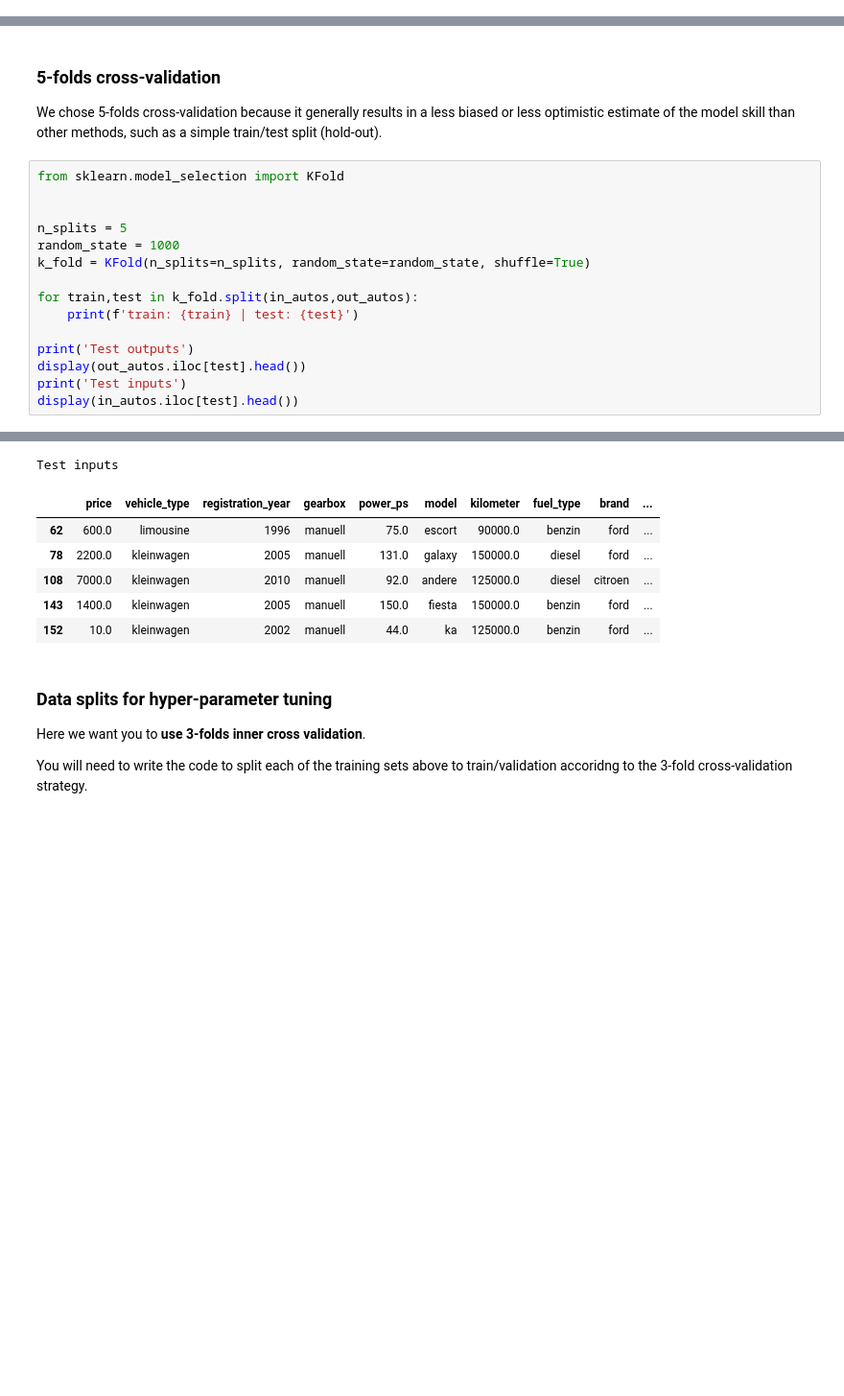
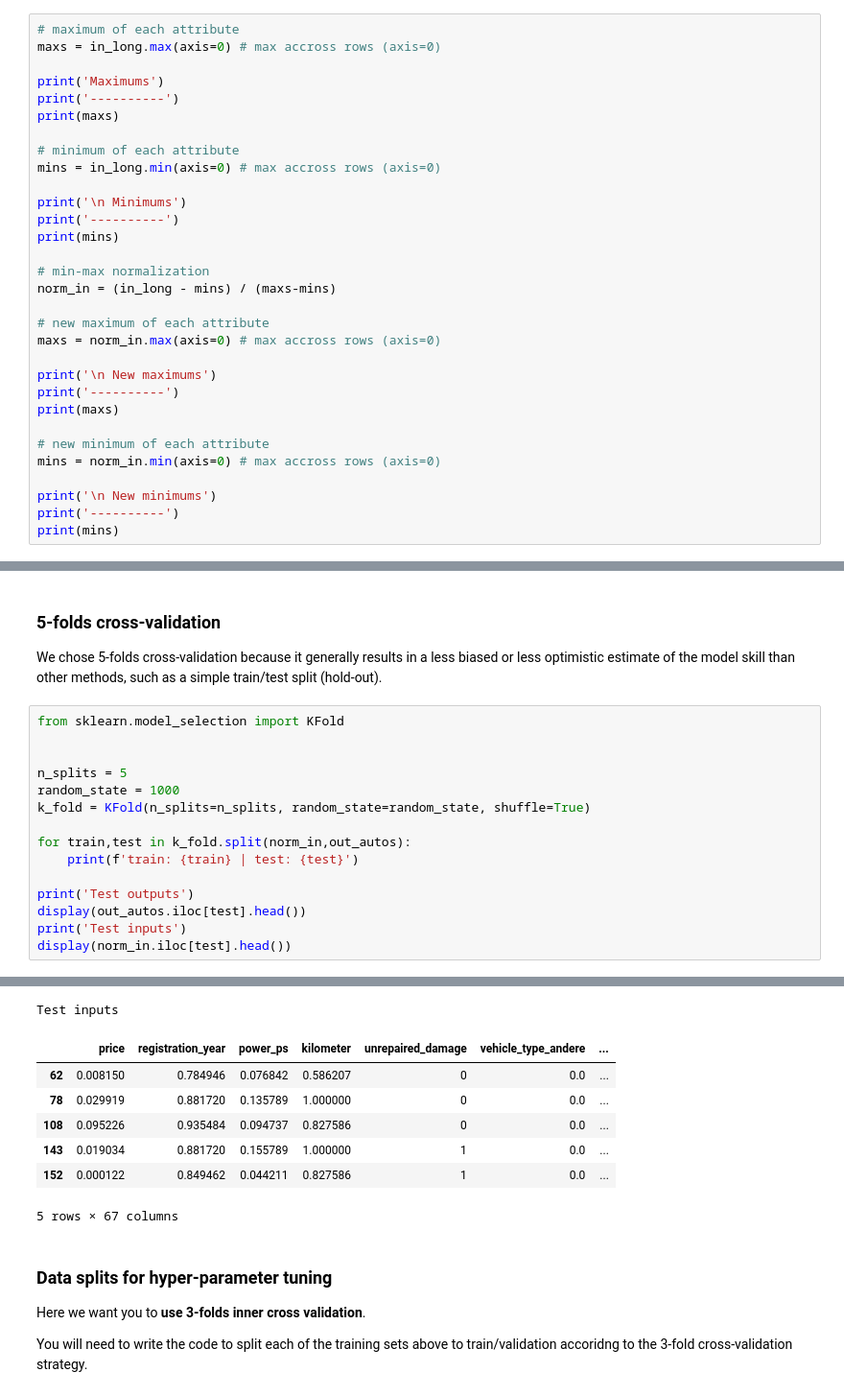
Before and after one commit to abousedas/datamining-tp02, a Jupyter notebook: TP2 - 01 Description.ipynb, the cells around one changed output, grey strips where cells are left out. Shown: that part at 96% size. Cells and saved outputs as stored; diff of their text form; blank space fills up the shorter version.

Commit message:
Add data normalization step

```diff
--- a/TP2 - 01 Description.ipynb
+++ b/TP2 - 01 Description.ipynb
@@ -192,0 +200,31 @@ Original input data
+# %%
+# maximum of each attribute
+maxs = in_long.max(axis=0) # max accross rows (axis=0)
+
+print('Maximums')
+print('----------')
+print(maxs)
+
+# minimum of each attribute
+mins = in_long.min(axis=0) # max accross rows (axis=0)
+
+print('\n Minimums')
+print('----------')
+print(mins)
+
+# min-max normalization
+norm_in = (in_long - mins) / (maxs-mins)
+
+# new maximum of each attribute
+maxs = norm_in.max(axis=0) # max accross rows (axis=0)
+
+print('\n New maximums')
+print('----------')
+print(maxs)
+
+# new minimum of each attribute
+mins = norm_in.min(axis=0) # max accross rows (axis=0)
+
+print('\n New minimums')
+print('----------')
+print(mins)
@@ -208,38 +268,39 @@ We chose 5-folds cross-validation because it generally results in a less biased
 # %%
 from sklearn.model_selection import KFold
 
 
 n_splits = 5
 random_state = 1000
 k_fold = KFold(n_splits=n_splits, random_state=random_state, shuffle=True)
 
-for train,test in k_fold.split(in_autos,out_autos):
+for train,test in k_fold.split(norm_in,out_autos):
     print(f'train: {train} | test: {test}')
 
 print('Test outputs')
 display(out_autos.iloc[test].head())
 print('Test inputs')
-display(in_autos.iloc[test].head())
+display(norm_in.iloc[test].head())
 # %% [output]
 train: [    1     2     5 ... 28397 28398 28400] | test: [    0     3     4 ... 28390 28393 28399]
 train: [    0     1     2 ... 28397 28398 28399] | test: [    7    14    26 ... 28391 28395 28400]
 train: [    0     3     4 ... 28398 28399 28400] | test: [    1     2    11 ... 28387 28388 28394]
 train: [    0     1     2 ... 28395 28399 28400] | test: [    5    10    16 ... 28396 28397 28398]
 train: [    0     1     2 ... 28398 28399 28400] | test: [   12    15    22 ... 28363 28381 28385]
 Test outputs
 62      True
 78     False
 108     True
 143     True
 152    False
 Name: fast_sale, dtype: bool
 Test inputs
-|  | price | vehicle_type | registration_year | gearbox | power_ps | model | kilometer | fuel_type | brand | ... |
-| 62 | 600.0 | limousine | 1996 | manuell | 75.0 | escort | 90000.0 | benzin | ford | ... |
-| 78 | 2200.0 | kleinwagen | 2005 | manuell | 131.0 | galaxy | 150000.0 | diesel | ford | ... |
-| 108 | 7000.0 | kleinwagen | 2010 | manuell | 92.0 | andere | 125000.0 | diesel | citroen | ... |
-| 143 | 1400.0 | kleinwagen | 2005 | manuell | 150.0 | fiesta | 150000.0 | benzin | ford | ... |
-| 152 | 10.0 | kleinwagen | 2002 | manuell | 44.0 | ka | 125000.0 | benzin | ford | ... |
+|  | price | registration_year | power_ps | kilometer | unrepaired_damage | vehicle_type_andere | ... |
+| 62 | 0.008150 | 0.784946 | 0.076842 | 0.586207 | 0 | 0.0 | ... |
+| 78 | 0.029919 | 0.881720 | 0.135789 | 1.000000 | 0 | 0.0 | ... |
+| 108 | 0.095226 | 0.935484 | 0.094737 | 0.827586 | 0 | 0.0 | ... |
+| 143 | 0.019034 | 0.881720 | 0.155789 | 1.000000 | 1 | 0.0 | ... |
+| 152 | 0.000122 | 0.849462 | 0.044211 | 0.827586 | 1 | 0.0 | ... |
+5 rows × 67 columns
 # %% [markdown]
 ### Data splits for hyper-parameter tuning
 
```
Also changed, not shown: parts of 7 cells of this notebook.
